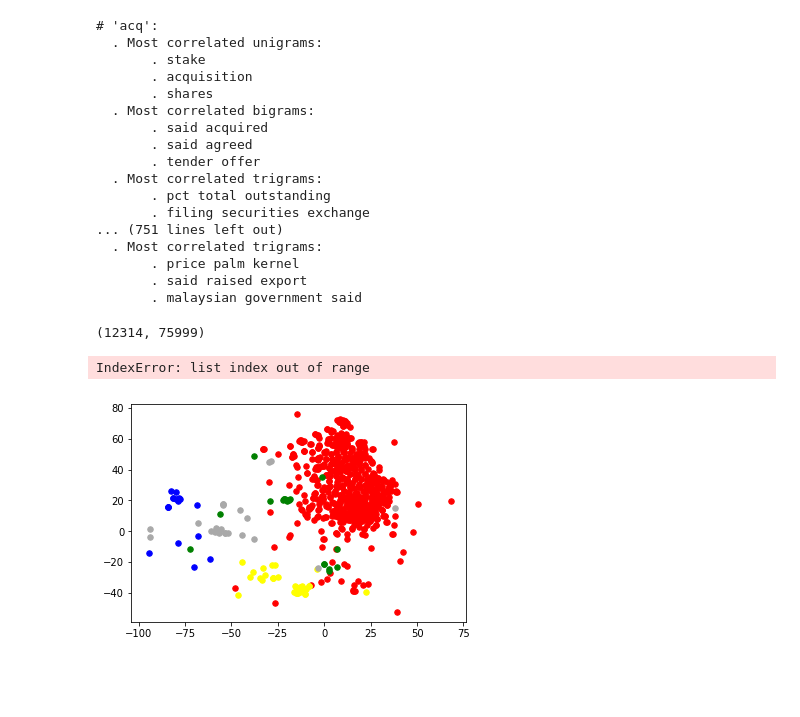
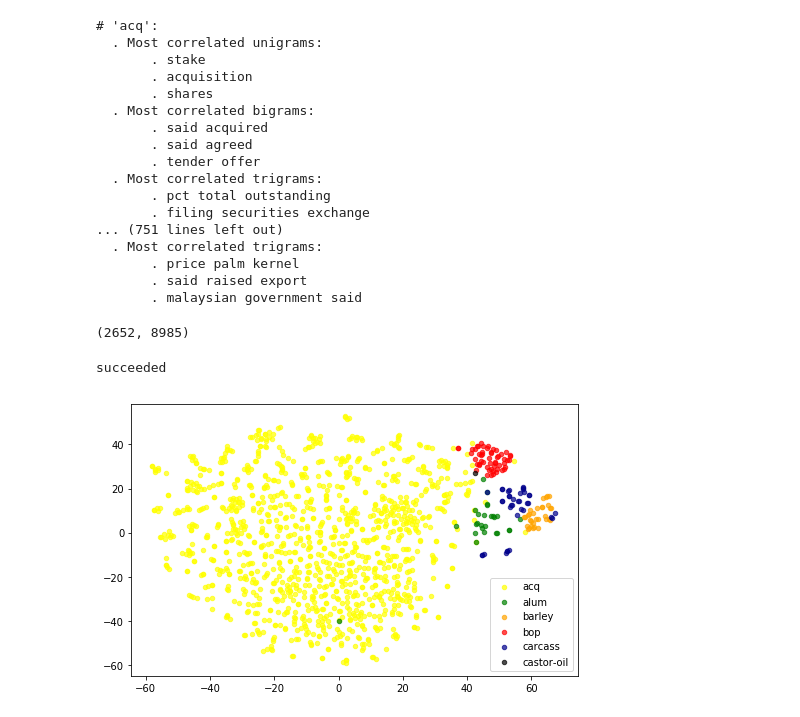
Before and after one commit to hathaichanokS/ADA_Assessment2, a Jupyter notebook: FeatureExtraction.ipynb, the cells around one changed output. Cells and saved outputs as stored; diff of their text form; code cells hidden in the pictures; blank space fills up the shorter version.

Commit message:
reduce dimensionality and plot

```diff
--- a/FeatureExtraction.ipynb
+++ b/FeatureExtraction.ipynb
@@ -65,7 +65,7 @@ for label, label_id in label_to_id.items():
        . malaysian government said
 # %%
 #Fine most correlated terms in each document by term frequency-inverse document frequency
-slice_data = pd.read_csv('data.csv', nrows=12314)
+slice_data = pd.read_csv('data.csv', nrows=2652)
 
 #convert each label into numerical representation
 slice_data['label_id'] = slice_data['label'].factorize()[0]
@@ -79,22 +79,28 @@ features = tf_idf.fit_transform(slice_data.content).toarray()
 labels = slice_data.label_id
 features.shape
 # %% [output]
-(12314, 75999)
+(2652, 8985)
 # %%
-#plot
-SAMPLE_SIZE = int(len(features) * 0.)
+#reduce dimentionality by applying TSNE
+SAMPLE_SIZE = int(len(features) * 0.5)
 np.random.seed(0)
 indices = np.random.choice(range(len(features)), size=SAMPLE_SIZE, replace=False)
 projected_features = TSNE(n_components=2, random_state=0).fit_transform(features[indices])
-colors = ['red', 'green', 'blue', 'yellow', 'darkgrey']
-for lbl, label_id in sorted(label_to_id.items()):
-    points = projected_features[(labels[indices] == label_id).values]
-    plt.scatter(points[:, 0], points[:, 1], s=30, c=colors[label_id], label=lbl)
-plt.title("most correlated words illustration",
-          fontdict=dict(fontsize=15))
-plt.legend()
+print("succeeded")
 # %% [output]
-IndexError: list index out of range
+succeeded
-[figure, removed]
+# %%
+#plot
+colors = ['yellow', 'green', 'orange', 'red', 'darkblue', 'black']
+plt.figure(figsize=(8,5))
+
+for lbl, label_id in sorted(label_to_id.items()):
+    points = projected_features[(labels[indices] == label_id).values]
+    plt.scatter(points[:, 0], points[:, 1], s=20, c=colors[label_id], label=lbl, alpha=0.7)
+
+plt.legend()
+plt.show()
+# %% [output]
+[figure, added]
 # %%
 #reference:https://colab.research.google.com/drive/1JW2I6cU_ypfRXfIfqMPQwMEA6LzGav-Y#scrollTo=kRviyvPXec-K
```
